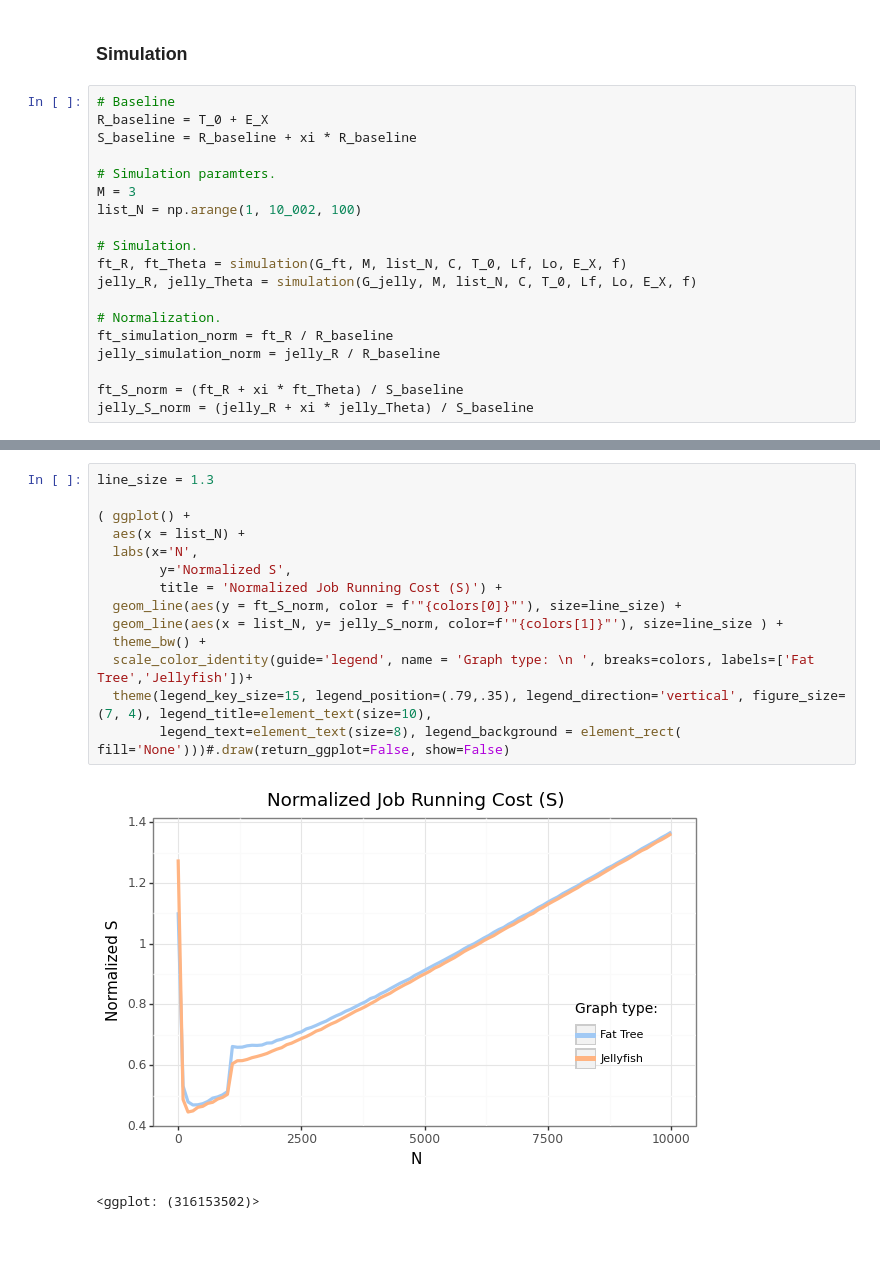
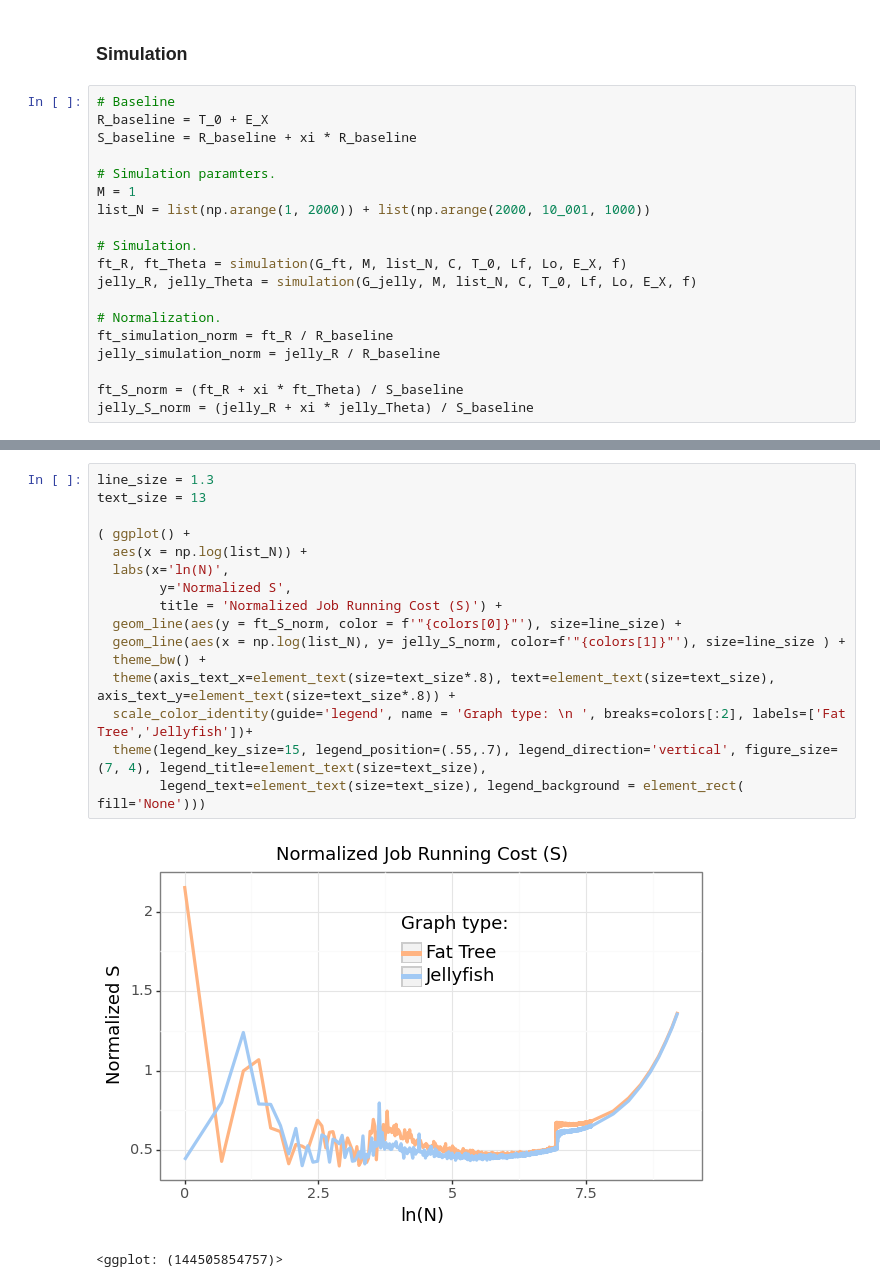
Before and after one commit to Matteo-Candi/Data_Center, a Jupyter notebook: main.ipynb, the cells around one changed output, grey strips where cells are left out. Saved outputs shown, nothing was run; the diff lists cells and outputs as text; blank space fills up the shorter version.

```diff
--- a/main.ipynb
+++ b/main.ipynb
@@ -433,8 +410,8 @@ R_baseline = T_0 + E_X
 S_baseline = R_baseline + xi * R_baseline
 
 # Simulation paramters.
-M = 3
-list_N = np.arange(1, 10_002, 100)
+M = 1
+list_N = list(np.arange(1, 2000)) + list(np.arange(2000, 10_001, 1000))
 
 # Simulation.
 ft_R, ft_Theta = simulation(G_ft, M, list_N, C, T_0, Lf, Lo, E_X, f)
@@ -466,17 +445,19 @@ line_size = 1.3
 # %%
 line_size = 1.3
+text_size = 13
 
 ( ggplot() +
-  aes(x = list_N) +
-  labs(x='N',
+  aes(x = np.log(list_N)) +
+  labs(x='ln(N)',
         y='Normalized S',
         title = 'Normalized Job Running Cost (S)') +
   geom_line(aes(y = ft_S_norm, color = f'"{colors[0]}"'), size=line_size) +
-  geom_line(aes(x = list_N, y= jelly_S_norm, color=f'"{colors[1]}"'), size=line_size ) +
+  geom_line(aes(x = np.log(list_N), y= jelly_S_norm, color=f'"{colors[1]}"'), size=line_size ) +
   theme_bw() +
-  scale_color_identity(guide='legend', name = 'Graph type: \n ', breaks=colors, labels=['Fat Tree','Jellyfish'])+
-  theme(legend_key_size=15, legend_position=(.79,.35), legend_direction='vertical', figure_size=(7, 4), legend_title=element_text(size=10),
-        legend_text=element_text(size=8), legend_background = element_rect( fill='None')))#.draw(return_ggplot=False, show=False)
+  theme(axis_text_x=element_text(size=text_size*.8), text=element_text(size=text_size), axis_text_y=element_text(size=text_size*.8)) +
+  scale_color_identity(guide='legend', name = 'Graph type: \n ', breaks=colors[:2], labels=['Fat Tree','Jellyfish'])+
+  theme(legend_key_size=15, legend_position=(.55,.7), legend_direction='vertical', figure_size=(7, 4), legend_title=element_text(size=text_size),
+        legend_text=element_text(size=text_size), legend_background = element_rect( fill='None')))
 # %% [output]
-[figure, old version]
+[figure, new version]
-<ggplot: (316153502)>
+<ggplot: (144505854757)>
```
Also changed, not shown: parts of 9 cells of this notebook.
